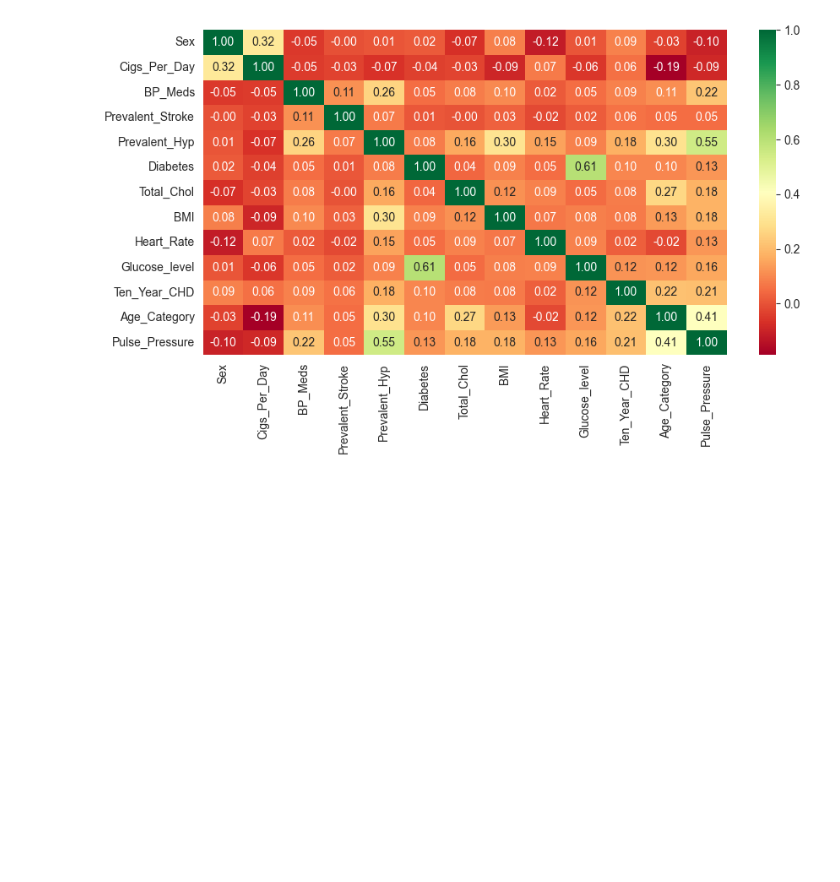
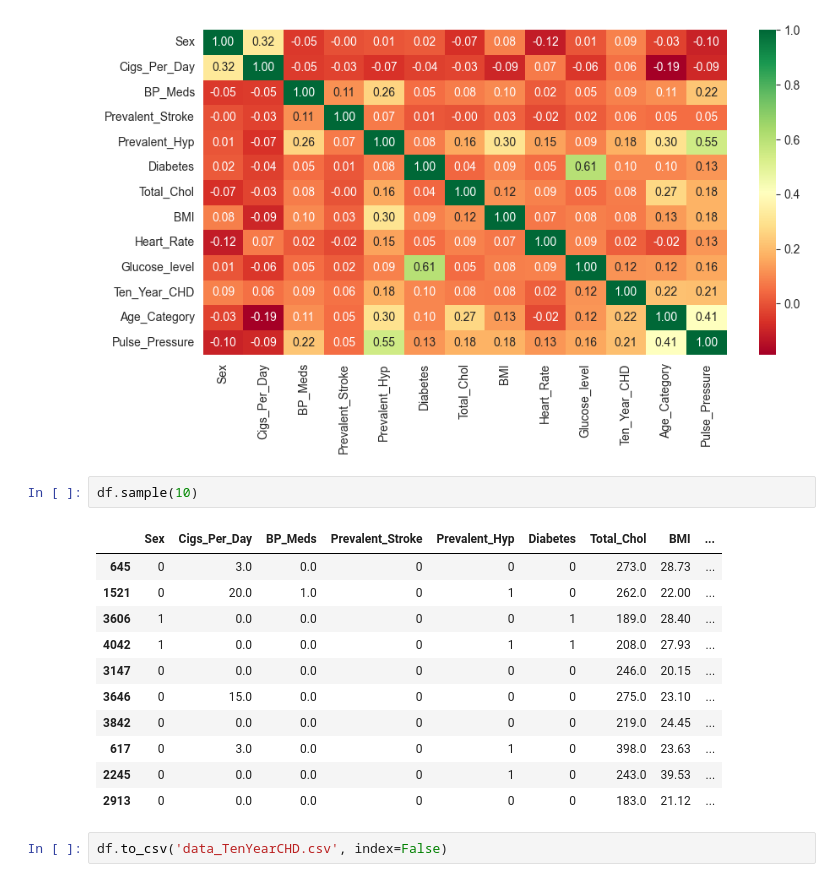
Before and after one commit to EgorGod21/ML_Project, a Jupyter notebook: HW1/Task_1.ipynb, the cells around one changed output. Saved outputs shown, nothing was run; the diff lists cells and outputs as text; blank space fills up the shorter version.

```diff
--- a/HW1/Task_1.ipynb
+++ b/HW1/Task_1.ipynb
@@ -454,3 +454,19 @@ fig.set_size_inches(10, 5)
 plt.show()
 # %% [output]
 [figure]
+# %%
+df.sample(10)
+# %% [output]
+|  | Sex | Cigs_Per_Day | BP_Meds | Prevalent_Stroke | Prevalent_Hyp | Diabetes | Total_Chol | BMI | ... |
+| 645 | 0 | 3.0 | 0.0 | 0 | 0 | 0 | 273.0 | 28.73 | ... |
+| 1521 | 0 | 20.0 | 1.0 | 0 | 1 | 0 | 262.0 | 22.00 | ... |
+| 3606 | 1 | 0.0 | 0.0 | 0 | 0 | 1 | 189.0 | 28.40 | ... |
+| 4042 | 1 | 0.0 | 0.0 | 0 | 1 | 1 | 208.0 | 27.93 | ... |
+| 3147 | 0 | 0.0 | 0.0 | 0 | 0 | 0 | 246.0 | 20.15 | ... |
+| 3646 | 0 | 15.0 | 0.0 | 0 | 0 | 0 | 275.0 | 23.10 | ... |
+| 3842 | 0 | 0.0 | 0.0 | 0 | 0 | 0 | 219.0 | 24.45 | ... |
+| 617 | 0 | 3.0 | 0.0 | 0 | 1 | 0 | 398.0 | 23.63 | ... |
+| 2245 | 0 | 0.0 | 0.0 | 0 | 1 | 0 | 243.0 | 39.53 | ... |
+| 2913 | 0 | 0.0 | 0.0 | 0 | 0 | 0 | 183.0 | 21.12 | ... |
+# %%
+df.to_csv('data_TenYearCHD.csv', index=False)
```
Also changed, not shown: parts of 2 cells of this notebook.
